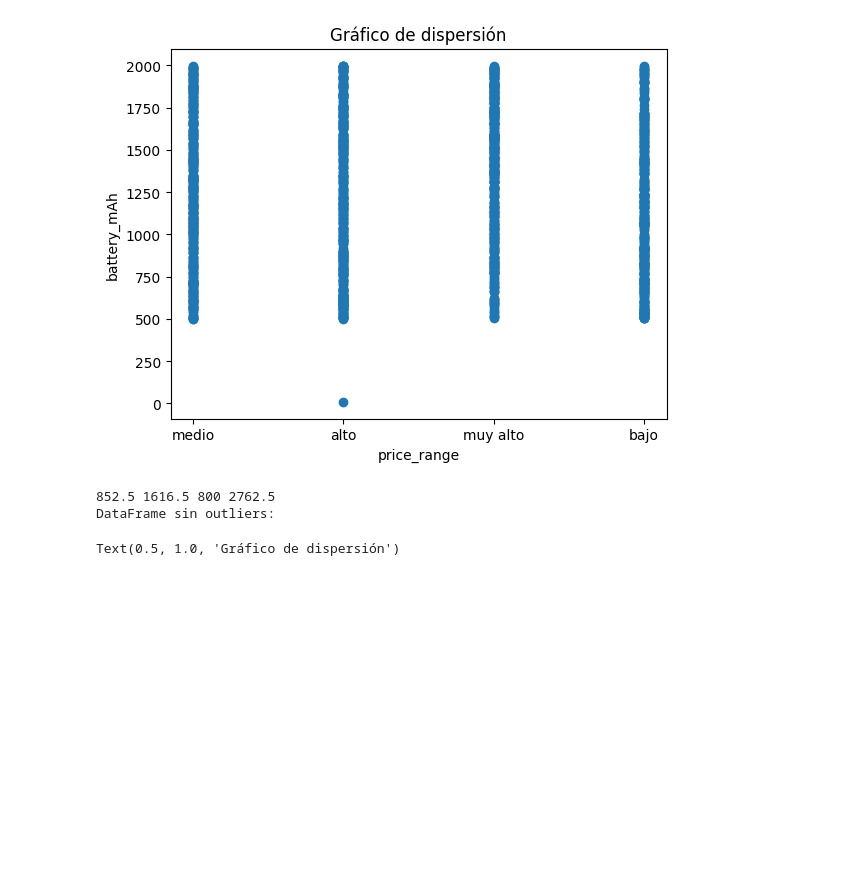
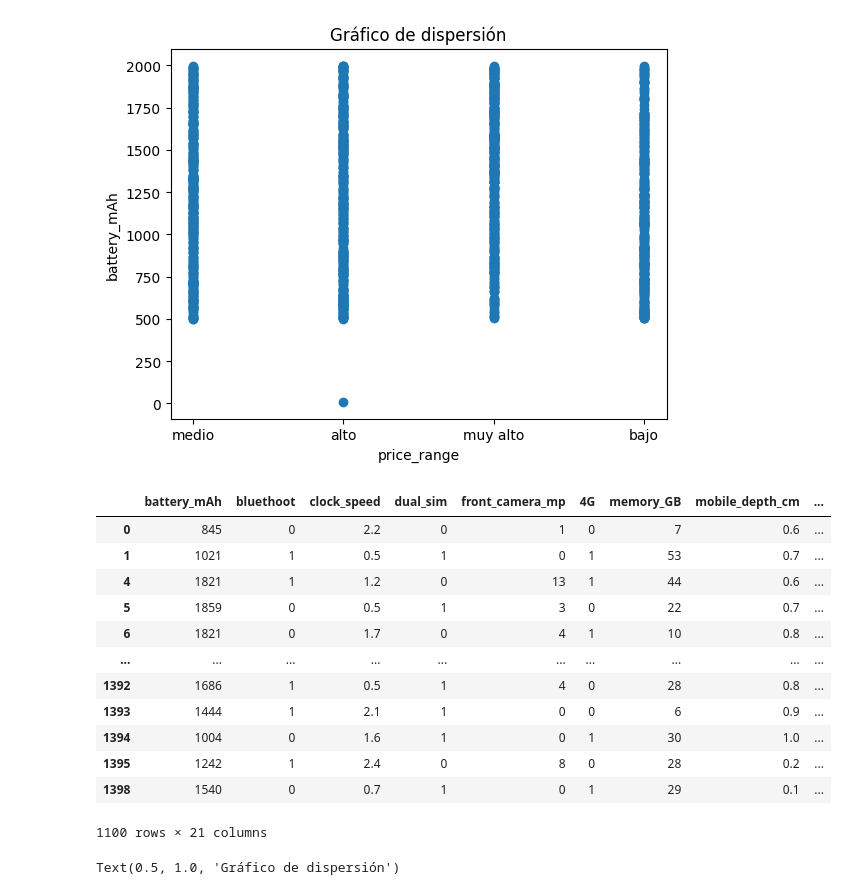
Before and after one commit to rockysaimon/data_celaning, a Jupyter notebook: mineria_de_datos.ipynb, the cells around one changed output. Cells and saved outputs as stored; diff of their text form; code cells hidden in the pictures; blank space fills up the shorter version.

```diff
--- a/mineria_de_datos.ipynb
+++ b/mineria_de_datos.ipynb
@@ -160,9 +160,9 @@ Filas duplicadas:
 # %% [markdown]
 **eliminar datos duplicados**
 # %%
-df_sin_duplicados = df.drop_duplicates()
+df = df.drop_duplicates()
 print("DataFrame sin duplicados:")
-df_sin_duplicados.info()
+df.info()
 # %% [output]
 DataFrame sin duplicados:
 <class 'pandas.core.frame.DataFrame'>
@@ -218,9 +218,9 @@ dtype: int64
 # %% [markdown]
 **eliminar filas con nulos**
 # %%
-df_nonull = df_sin_duplicados.dropna()
+df = df.dropna()
 print("DataFrame sin filas nulas:")
-df_nonull.info()
+df.info()
 # %% [output]
 DataFrame sin filas nulas:
 <class 'pandas.core.frame.DataFrame'>
@@ -254,4 +254,5 @@ df_nonull.head()
 # cambiar tipo de datos
 # %%
 columnas_cambiar=["battery_mAh","processor_cores","pixel_resolution_h","pixel_resolution_w"]
-df_non
+df[columnas_cambiar]=df[columnas_cambiar].astype(int)
+df.head()
@@ -269,23 +277,32 @@ Text(0.5, 1.0, 'Gráfico de dispersión')
 [figure]
 # %%
 # Identificar outliers utilizando el método del rango intercuartílico (IQR)
-Q1 = df_nonull["battery_mAh"].quantile(0.25)
-Q3 = df_nonull["battery_mAh"].quantile(0.75)
+Q1 = df["battery_mAh"].quantile(0.25)
+Q3 = df["battery_mAh"].quantile(0.75)
 IQR = Q3 - Q1
+
 # Calcular límites del rango intercuartílico (IQR) con un factor personalizado y un límite inferior más alto que 0
 factor_escala = 1.5  # Puedes ajustar este valor según tus necesidades
 limite_inferior = max(800, Q1 - factor_escala * IQR)  # Establece el límite inferior como máximo entre 0 y el cálculo del IQR
 limite_superior = Q3 + factor_escala * IQR
 
-
-print(Q1,Q3,limite_inferior, limite_superior)
 # Eliminar filas con outliers en las columnas seleccionadas
-df_sin_outliers = df_nonull[(df_nonull["battery_mAh"] >= limite_inferior) & (df_nonull["battery_mAh"] <= limite_superior)]
+df = df[(df["battery_mAh"] >= limite_inferior) & (df["battery_mAh"] <= limite_superior)]
 
 # Mostrar el DataFrame resultante sin outliers
-print("DataFrame sin outliers:")
-#df_sin_outliers.info()
+df
 # %% [output]
+|  | battery_mAh | bluethoot | clock_speed | dual_sim | front_camera_mp | 4G | memory_GB | mobile_depth_cm | ... |
+| 0 | 845 | 0 | 2.2 | 0 | 1 | 0 | 7 | 0.6 | ... |
+| 1 | 1021 | 1 | 0.5 | 1 | 0 | 1 | 53 | 0.7 | ... |
+| 4 | 1821 | 1 | 1.2 | 0 | 13 | 1 | 44 | 0.6 | ... |
+| 5 | 1859 | 0 | 0.5 | 1 | 3 | 0 | 22 | 0.7 | ... |
+| 6 | 1821 | 0 | 1.7 | 0 | 4 | 1 | 10 | 0.8 | ... |
+| ... | ... | ... | ... | ... | ... | ... | ... | ... | ... |
+| 1392 | 1686 | 1 | 0.5 | 1 | 4 | 0 | 28 | 0.8 | ... |
+| 1393 | 1444 | 1 | 2.1 | 1 | 0 | 0 | 6 | 0.9 | ... |
+| 1394 | 1004 | 0 | 1.6 | 1 | 0 | 1 | 30 | 1.0 | ... |
+| 1395 | 1242 | 1 | 2.4 | 0 | 8 | 0 | 28 | 0.2 | ... |
+| 1398 | 1540 | 0 | 0.7 | 1 | 0 | 1 | 29 | 0.1 | ... |
-852.5 1616.5 800 2762.5
-DataFrame sin outliers:
+1100 rows × 21 columns
 # %%
```
Also changed, not shown: parts of 8 cells of this notebook.
